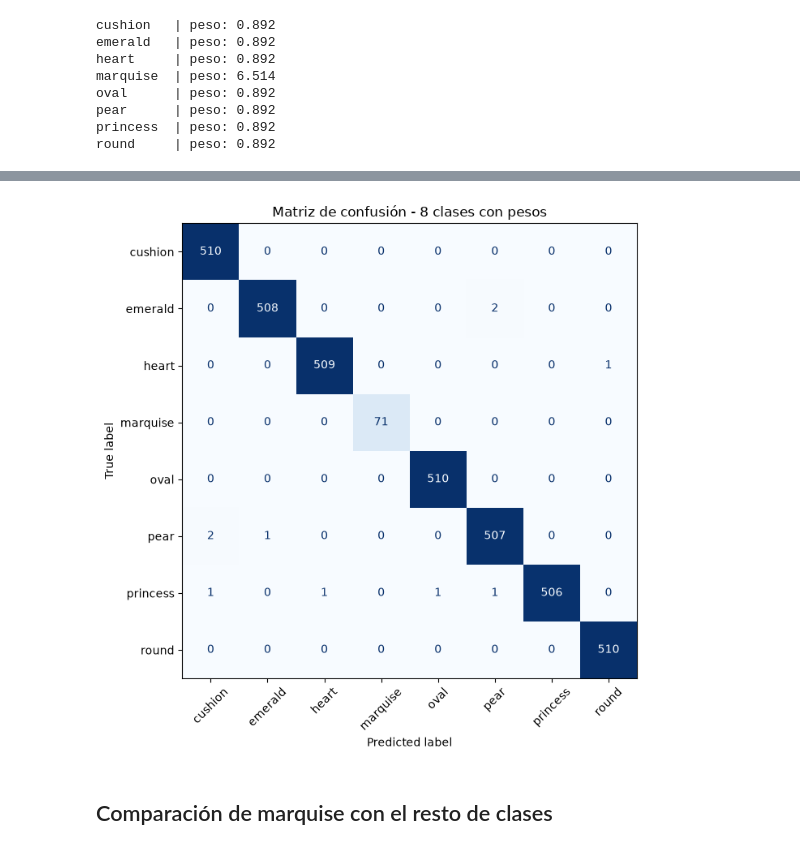
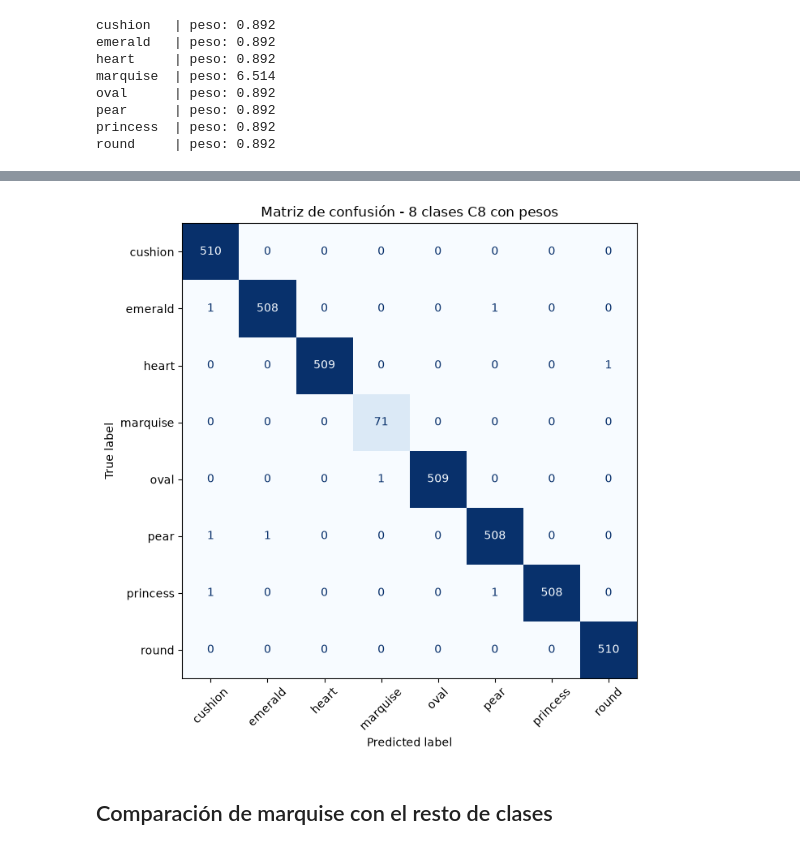
Before and after one commit to AprendizajeAutomaticoII/Practica-I, a Jupyter notebook: 7-marquise.ipynb, the cells around one changed output, grey strips where cells are left out. Saved outputs shown, nothing was run; the diff lists cells and outputs as text; code cells hidden in the pictures.

```diff
--- a/7-marquise.ipynb
+++ b/7-marquise.ipynb
@@ -24,9 +24,9 @@ mejor_configuracion = {
     'tam_lote': 64,
     'lr': 0.001,
     'filtros': (16, 32, 64),
-    'neuronas_fc': (128,),
-    'activacion': nn.ReLU,
-    'p_dropout': 0.25,
+    'neuronas_fc': (256, 128),
+    'activacion': nn.LeakyReLU,
+    'p_dropout': 0.5,
 }
 # %% [markdown]
 ## Creación del dataset con 8 clases
@@ -116,7 +121,7 @@ princess  | peso: 0.892
 round     | peso: 0.892
 # %%
 modelo_con_pesos, historial_con_pesos = ejecutar_configuracion(
-    'Marquise-con-pesos', ruta_datos=ruta_datos_marquise, criterio=criterio_ponderado, **mejor_configuracion)
+    'Marquise-C8-con-pesos', ruta_datos=ruta_datos_marquise, criterio=criterio_ponderado, **mejor_configuracion)
 
 y_real, y_pred_con_pesos, _, acc_con_pesos = evaluar(modelo_con_pesos, dataloader_test)
 print(f'Test Acc: {acc_con_pesos:.4f}')
@@ -154,8 +163,8 @@ weighted avg     0.9973    0.9973    0.9973      3641
 # %%
-dibujar_matriz_confusion(y_real, y_pred_con_pesos, clases, '8 clases con pesos',
-                         'graficas/matriz_marquise-con-pesos.png')
+dibujar_matriz_confusion(y_real, y_pred_con_pesos, clases, '8 clases C8 con pesos',
+                         'graficas/matriz_marquise-C8-con-pesos.png')
 # %% [output]
-[figure, old version]
+[figure, new version]
 # %% [markdown]
 ## Comparación de marquise con el resto de clases
 # %%
```
Also changed, not shown: parts of 5 cells of this notebook, 5 other files.
